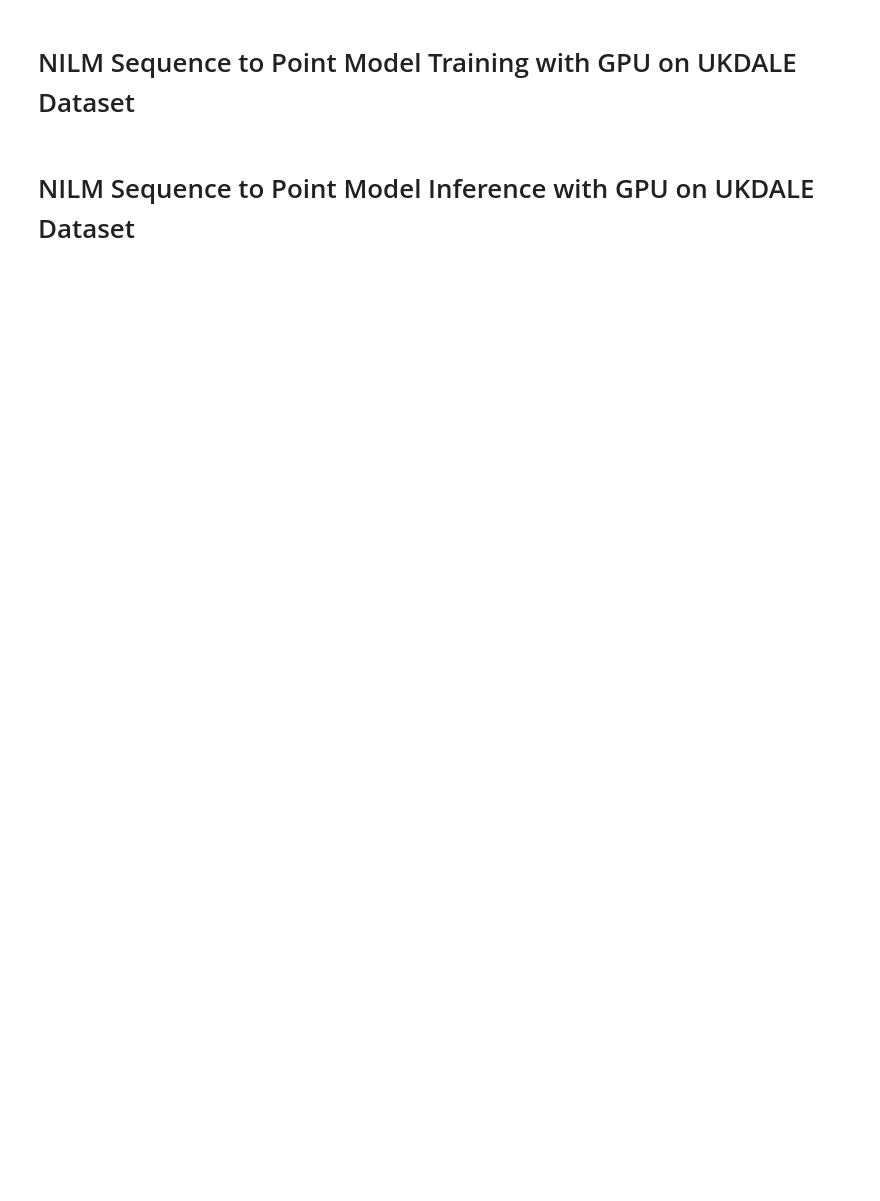
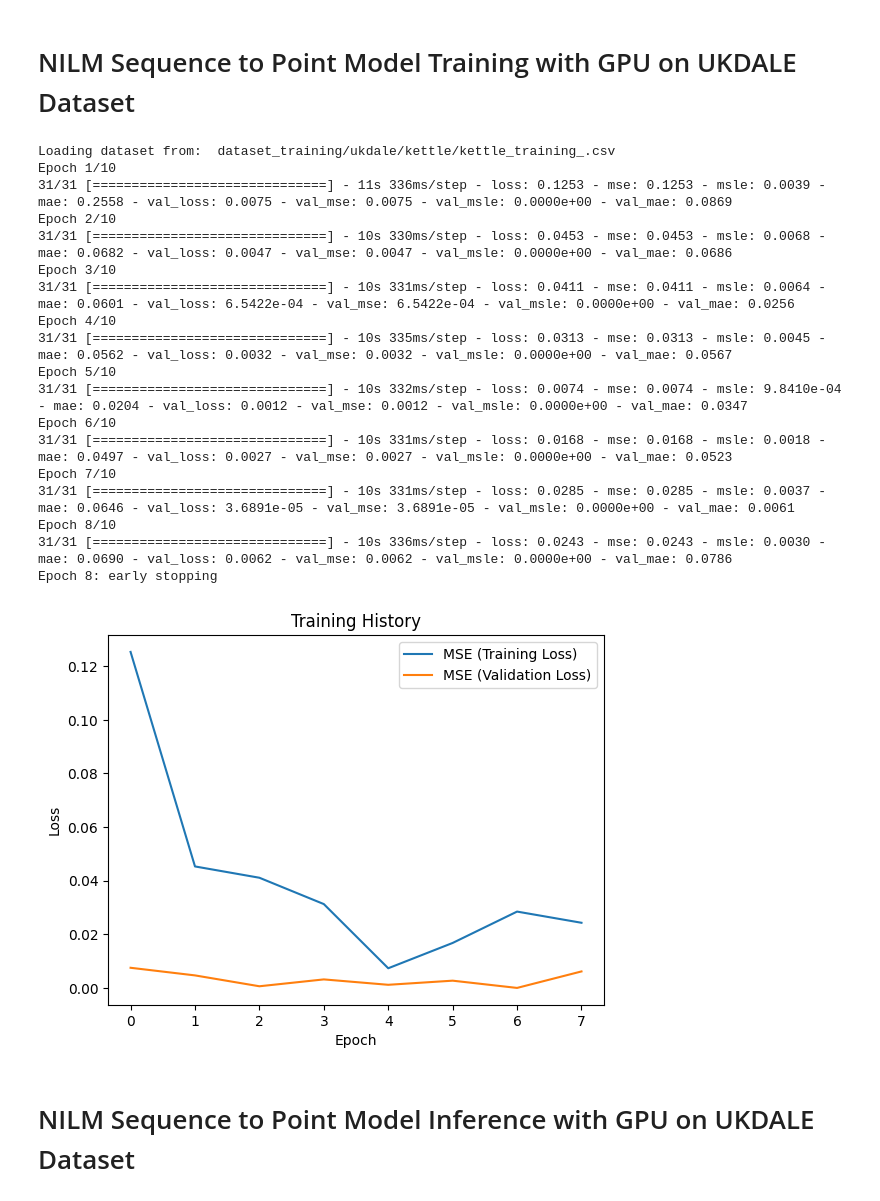
Before and after one commit to Gimhan-AI/NILM-MSc, a Jupyter notebook: full_code.ipynb, the cells around one changed output. Saved outputs shown, nothing was run; the diff lists cells and outputs as text; code cells hidden in the pictures; blank space fills up the shorter version.

```diff
--- a/full_code.ipynb
+++ b/full_code.ipynb
@@ -780,16 +835,19 @@ import numpy as np
 import pandas as pd
 import matplotlib.pyplot as plt
 import os
+import gc
+import tensorflow.keras.backend as K
+import glob
 
 # Parameters
-appliance_name = "kettle"
+appliance_name = "kettle" # kettle, dishwasher, fridge, microwave, washingmachine
 dataset_name = "ukdale"
 batch_size = 32
 crop = 1000
 network_type = "seq2point"
-training_directory = "/media/vegaai/HardDrive/ProjectMSc/projectMSc-seq2point/dataset_management/" + dataset_name + "/" + appliance_name + "/" + appliance_name + "_training_.csv"
-validation_directory = "/media/vegaai/HardDrive/ProjectMSc/projectMSc-seq2point/dataset_management/"+ dataset_name + "/" + appliance_name + "/" + appliance_name + "_validation_H5.csv"
-save_model_dir = "saved_models/" + appliance_name + "_" + network_type + "_model.keras"
+training_directory = "dataset_training/ukdale/kettle/kettle_training_.csv"
+validation_directory = "dataset_training/ukdale/kettle/kettle_validation_.csv"
+save_model_dir = "saved_models/"+ dataset_name + "/" + appliance_name + "_model.h5"
 epochs = 10
 input_window_length = 599
 validation_frequency = 1
@@ -814,7 +872,7 @@ skip_rows_val = 0
 
 # Data Loader Function
 class TrainSlidingWindowGenerator:
-    def __init__(self, file_name, chunk_size, shuffle, offset, batch_size=1000, crop=100000, skip_rows=0, ram_threshold=5 * 10 ** 5):
+    def __init__(self, file_name, chunk_size, shuffle, offset, batch_size=1000, crop=90000, skip_rows=0, ram_threshold=5 * 10 ** 5):
         self.file_name = file_name
         self.batch_size = batch_size
         self.chunk_size = chunk_size
@@ -828,7 +886,11 @@ class TrainSlidingWindowGenerator:
 
     def load_dataset(self):
         print("Loading dataset from: ", self.file_name)
-        data_array = np.array(pd.read_csv(self.file_name, nrows=self.crop, skiprows=self.skip_rows, header=0))
+        try:
+            data_array = np.array(pd.read_csv(self.file_name, nrows=self.crop, skiprows=self.skip_rows, header=None))
+
+        except:
+            data_array = np.array(pd.read_csv(self.file_name, header=None, skip_blank_lines=True, delimiter=','))
         inputs = data_array[:, 0]
         outputs = data_array[:, 1]
         maximum_batch_size = inputs.size - 2 * self.offset
@@ -893,32 +955,57 @@ model.compile(optimizer=tf.keras.optimizers.Adam(learning_rate=learning_rate, be
 early_stopping = tf.keras.callbacks.EarlyStopping(monitor="loss", min_delta=min_delta, patience=patience, verbose=verbose, mode="auto")
 callbacks = [early_stopping]
 
 # Calculate Steps per Epoch
 steps_per_training_epoch = np.round(int(training_chunker.total_num_samples / batch_size), decimals=0) if training_chunker.total_num_samples is not None else 1
 
 # Train the Model
 training_history = model.fit(training_chunker.load_dataset(),
                              validation_data=validation_chunker.load_dataset(),
                              steps_per_epoch=steps_per_training_epoch,
                              epochs=epochs,
                              verbose=verbose,
                              callbacks=callbacks,
                              validation_steps=validation_steps,
                              validation_freq=validation_frequency)
 
 # Save the Model
 if not os.path.exists(save_model_dir):
     open((save_model_dir), 'a').close()
 model.save(save_model_dir)
 
 # Plot Training Results
 plt.plot(training_history.history["loss"], label="MSE (Training Loss)")
 if "val_loss" in training_history.history:
     plt.plot(training_history.history["val_loss"], label="MSE (Validation Loss)")
 plt.title('Training History')
 plt.ylabel('Loss')
 plt.xlabel('Epoch')
 plt.legend()
 plt.show()
+
+del model
+# del test_input, test_target, input_data, testing_history
+gc.collect()
+K.clear_session()
+# %% [output]
+Loading dataset from:  dataset_training/ukdale/kettle/kettle_training_.csv
+Epoch 1/10
+31/31 [==============================] - 11s 336ms/step - loss: 0.1253 - mse: 0.1253 - msle: 0.0039 - mae: 0.2558 - val_loss: 0.0075 - val_mse: 0.0075 - val_msle: 0.0000e+00 - val_mae: 0.0869
+Epoch 2/10
+31/31 [==============================] - 10s 330ms/step - loss: 0.0453 - mse: 0.0453 - msle: 0.0068 - mae: 0.0682 - val_loss: 0.0047 - val_mse: 0.0047 - val_msle: 0.0000e+00 - val_mae: 0.0686
+Epoch 3/10
+31/31 [==============================] - 10s 331ms/step - loss: 0.0411 - mse: 0.0411 - msle: 0.0064 - mae: 0.0601 - val_loss: 6.5422e-04 - val_mse: 6.5422e-04 - val_msle: 0.0000e+00 - val_mae: 0.0256
+Epoch 4/10
+31/31 [==============================] - 10s 335ms/step - loss: 0.0313 - mse: 0.0313 - msle: 0.0045 - mae: 0.0562 - val_loss: 0.0032 - val_mse: 0.0032 - val_msle: 0.0000e+00 - val_mae: 0.0567
+Epoch 5/10
+31/31 [==============================] - 10s 332ms/step - loss: 0.0074 - mse: 0.0074 - msle: 9.8410e-04 - mae: 0.0204 - val_loss: 0.0012 - val_mse: 0.0012 - val_msle: 0.0000e+00 - val_mae: 0.0347
+Epoch 6/10
+31/31 [==============================] - 10s 331ms/step - loss: 0.0168 - mse: 0.0168 - msle: 0.0018 - mae: 0.0497 - val_loss: 0.0027 - val_mse: 0.0027 - val_msle: 0.0000e+00 - val_mae: 0.0523
+Epoch 7/10
+31/31 [==============================] - 10s 331ms/step - loss: 0.0285 - mse: 0.0285 - msle: 0.0037 - mae: 0.0646 - val_loss: 3.6891e-05 - val_mse: 3.6891e-05 - val_msle: 0.0000e+00 - val_mae: 0.0061
+Epoch 8/10
+31/31 [==============================] - 10s 336ms/step - loss: 0.0243 - mse: 0.0243 - msle: 0.0030 - mae: 0.0690 - val_loss: 0.0062 - val_mse: 0.0062 - val_msle: 0.0000e+00 - val_mae: 0.0786
+Epoch 8: early stopping
+[figure, added]
 # %% [markdown]
 # NILM Sequence to Point Model Inference with GPU on UKDALE Dataset
```
Also changed, not shown: parts of 7 cells of this notebook, 4 other files.
